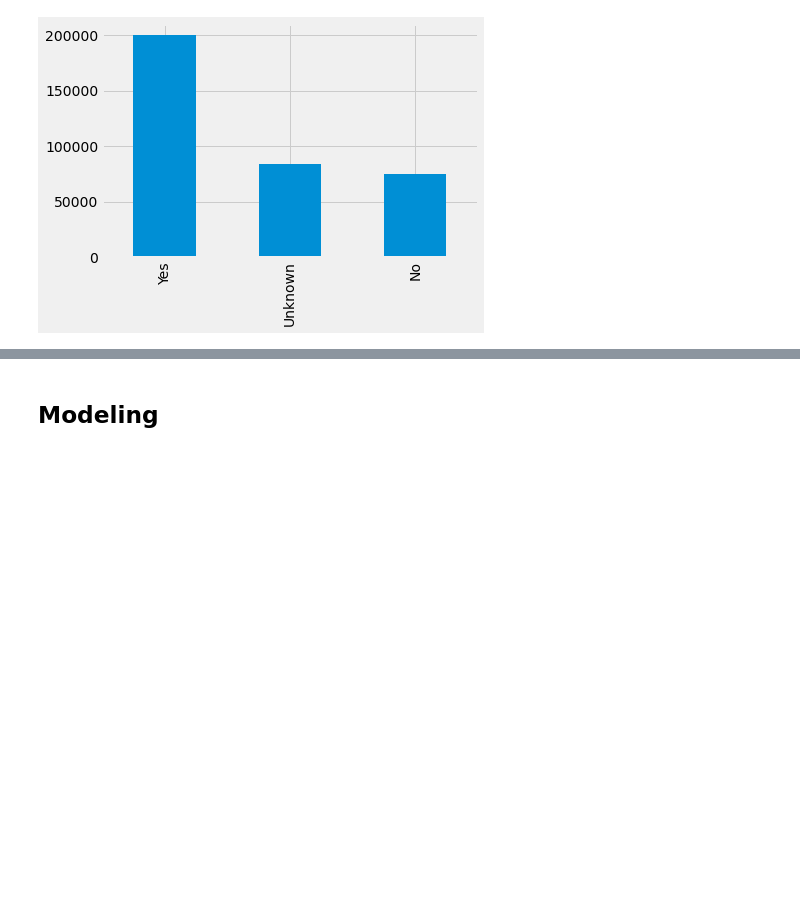
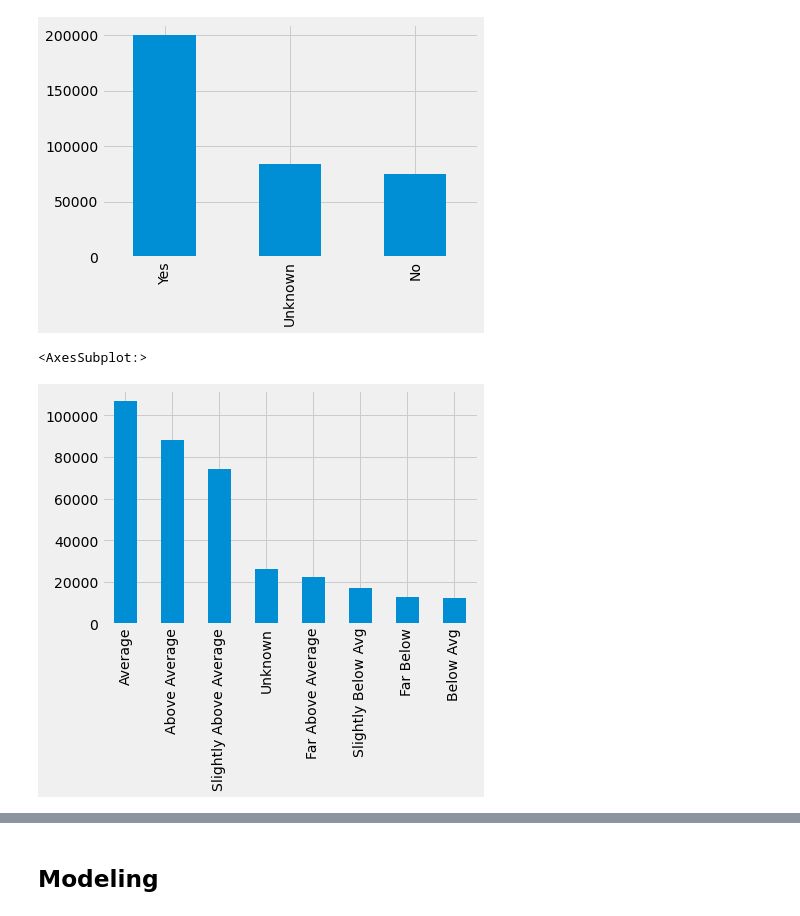
Before and after one commit to Luv2bnanook44/capstone_flatiron, a Jupyter notebook: final_notebook.ipynb, the cells around one changed output, grey strips where cells are left out. Saved outputs shown, nothing was run; the diff lists cells and outputs as text; code cells hidden in the pictures; blank space fills up the shorter version.

```diff
--- a/final_notebook.ipynb
+++ b/final_notebook.ipynb
@@ -113,3 +116,8 @@ data.evr_drink.value_counts().plot.bar()
 # %% [output]
 <AxesSubplot:>
 [figure]
+# %%
+data.academic_self_rating.value_counts().plot.bar()
+# %% [output]
+<AxesSubplot:>
+[figure, added]
```
Also changed, not shown: parts of 29 cells of this notebook.
